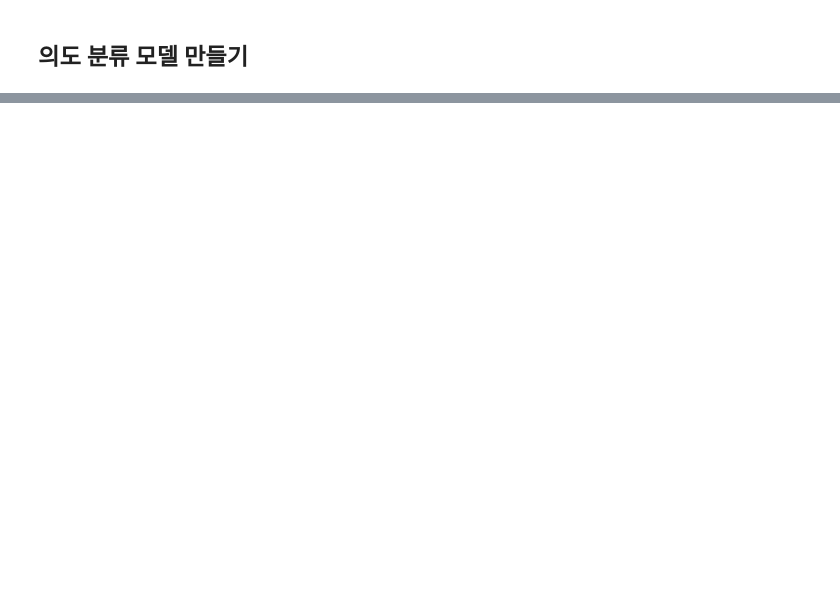
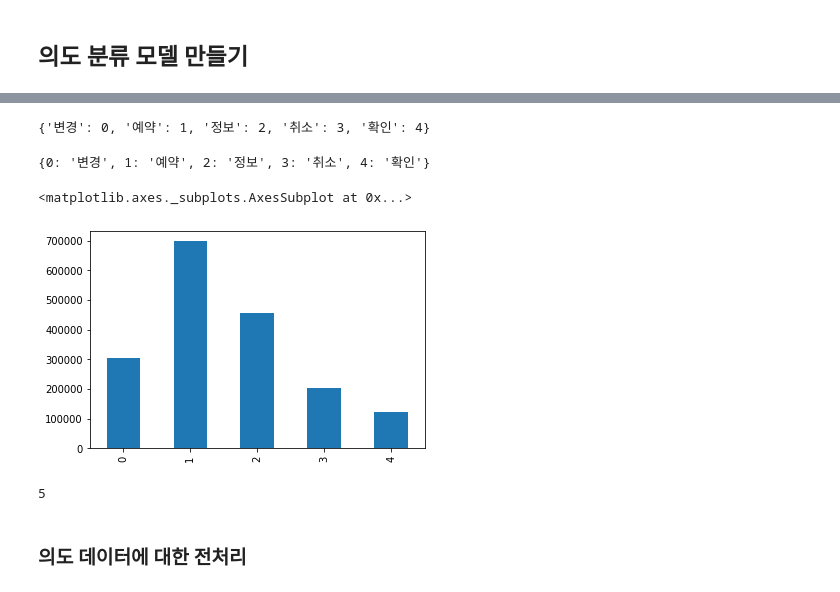
Before and after one commit to changyong93/Natural-language-processing-with-chat-bot, a Jupyter notebook: 챗봇_모델_학습(hotel_ver).ipynb, the cells around one changed output, grey strips where cells are left out. Saved outputs shown, nothing was run; the diff lists cells and outputs as text; code cells hidden in the pictures; blank space fills up the shorter version.

```diff
--- a/챗봇_모델_학습(hotel_ver).ipynb
+++ b/챗봇_모델_학습(hotel_ver).ipynb
@@ -1244,0 +1307,22 @@ load_df shape:  (1782742, 2)
+# %%
+label_idx = dict(zip(list(idx_encode.classes_),list(idx_encode.transform(idx_encode.classes_))))
+label_idx
+# %% [output]
+{'변경': 0, '예약': 1, '정보': 2, '취소': 3, '확인': 4}
+# %%
+idx_label = {idx : label for label, idx in label_idx.items()}
+idx_label
+# %% [output]
+{0: '변경', 1: '예약', 2: '정보', 3: '취소', 4: '확인'}
+# %%
+pd.Series(label_data).value_counts().sort_index().plot.bar()
+# %% [output]
+<matplotlib.axes._subplots.AxesSubplot at 0x...>
+[figure, added]
+# %%
+intent_label_size = len(idx_label)
+intent_label_size
+# %% [output]
+5
+# %% [markdown]
+### 의도 데이터에 대한 전처리
```
Also changed, not shown: parts of 64 cells of this notebook.
